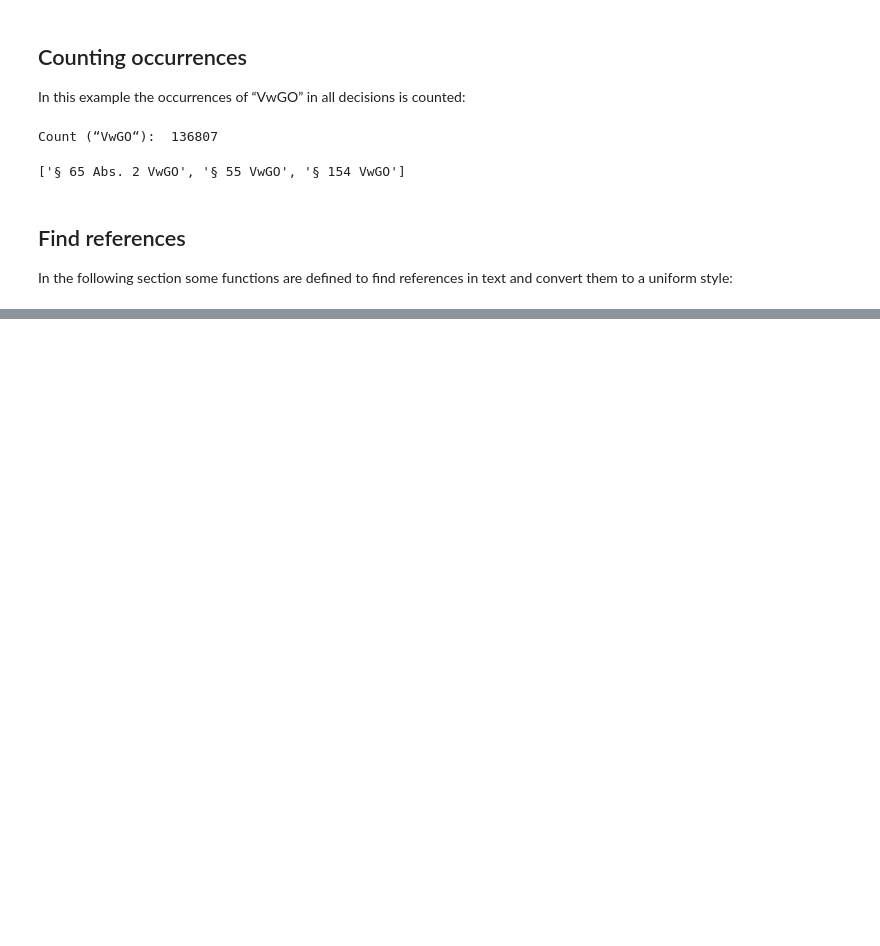
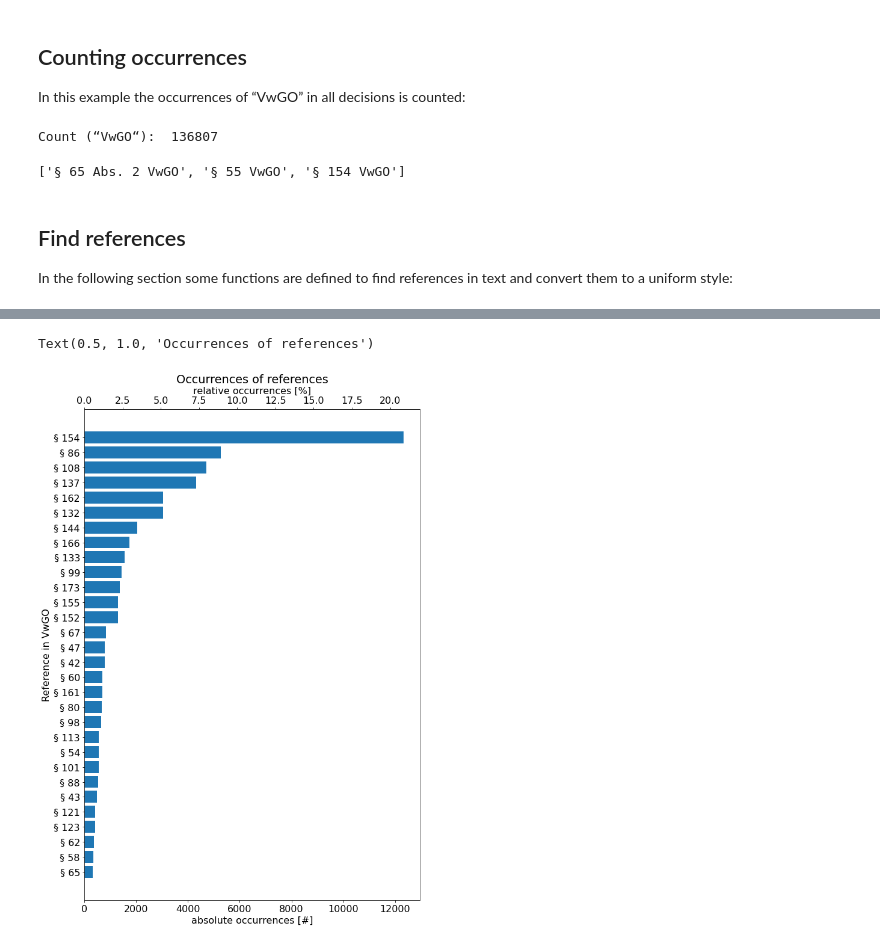
Before and after one commit to ethylomat/LegalComplete, a Jupyter notebook: lennart/Reading Dataset.ipynb, the cells around one changed output, grey strips where cells are left out. Saved outputs shown, nothing was run; the diff lists cells and outputs as text; code cells hidden in the pictures; blank space fills up the shorter version.

```diff
--- a/lennart/Reading Dataset.ipynb
+++ b/lennart/Reading Dataset.ipynb
@@ -135,0 +140,19 @@ plt.hist([count for reference, count in counter.items()], range=[10, 200])
+# %%
+fig, ax = plt.subplots(figsize=(10,15))
+count_all_references = sum(counter.values())
+counts = [count for reference, count in counter.most_common(30)]
+references = [reference for reference, count in counter.most_common(30)]
+
+y_pos = np.arange(len(references))
+ax.barh(y_pos, counts, align='center')
+ax.set_yticks(y_pos)
+ax.set_yticklabels(references)
+secax = ax.secondary_xaxis('top', functions=(lambda x: x/count_all_references*100,lambda x: x))
+secax.set_xlabel('relative occurrences [%]')
+ax.invert_yaxis()
+ax.set_xlabel('absolute occurrences [#]')
+ax.set_ylabel('Reference in VwGO')
+ax.set_title('Occurrences of references')
+# %% [output]
+Text(0.5, 1.0, 'Occurrences of references')
+[figure, added]
```
Also changed, not shown: parts of 7 cells of this notebook.
